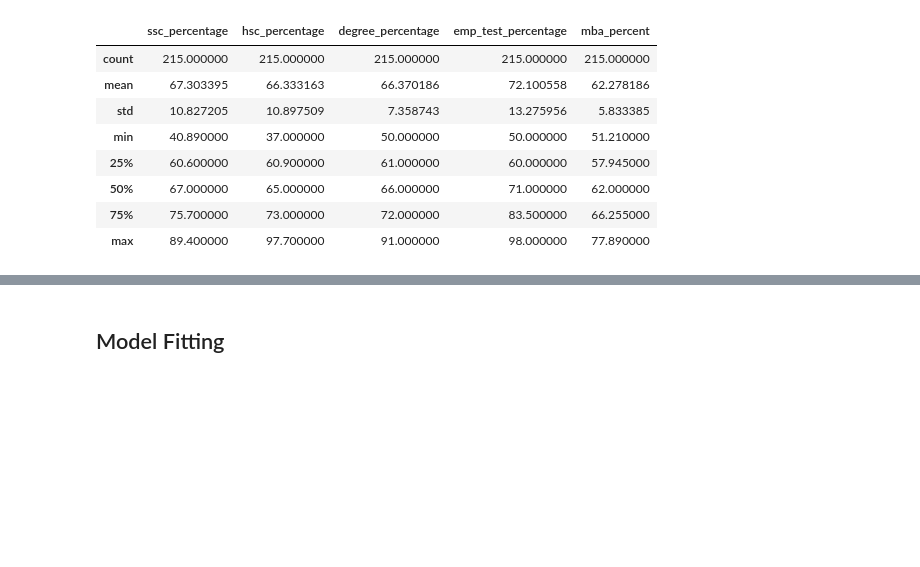
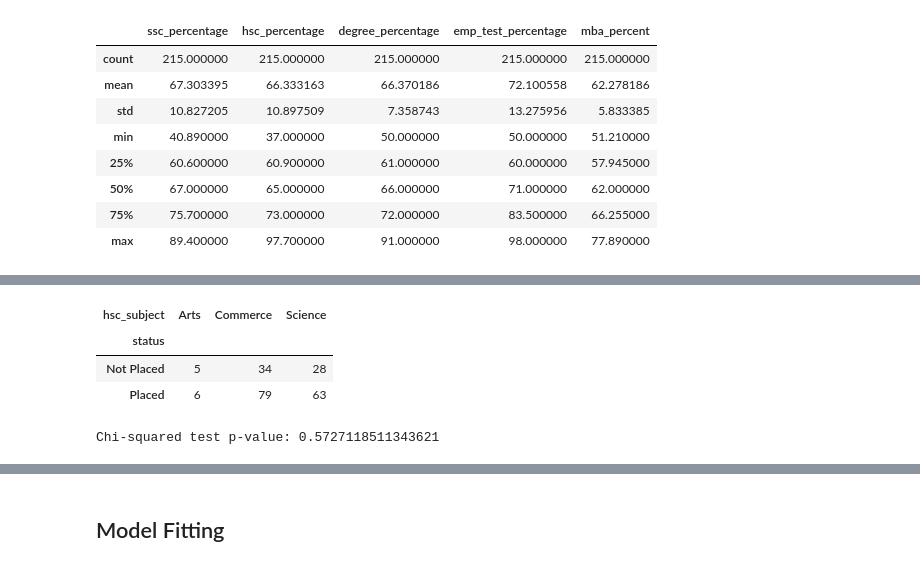
Before and after one commit to akiehl2000/PythonPractice, a Jupyter notebook: JobPlacement/jobsAnalysis.ipynb, the cells around one changed output, grey strips where cells are left out. Cells and saved outputs as stored; diff of their text form; code cells hidden in the pictures; blank space fills up the shorter version.

```diff
--- a/JobPlacement/jobsAnalysis.ipynb
+++ b/JobPlacement/jobsAnalysis.ipynb
@@ -220,0 +346,13 @@ rp.summary_cat(data[['gender', 'ssc_board', 'hsc_board', 'hsc_subject', 'undergr
+# %%
+# construct contingency table
+contingency = pd.crosstab(data['status'], data['hsc_subject'])
+display(contingency)
+
+# perform chi-squared test for independence
+print(f"Chi-squared test p-value: {stats.chi2_contingency(contingency)[1]}")
+# %% [output]
+| hsc_subject | Arts | Commerce | Science |
+| status |  |  |  |
+| Not Placed | 5 | 34 | 28 |
+| Placed | 6 | 79 | 63 |
+Chi-squared test p-value: 0.5727118511343621
```
Also changed, not shown: parts of 35 cells of this notebook.
